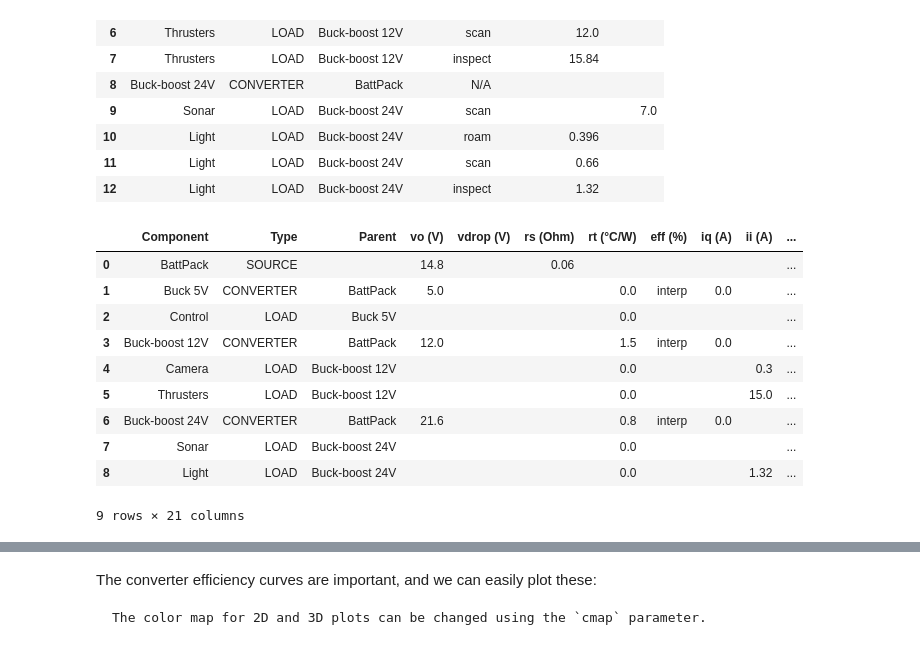
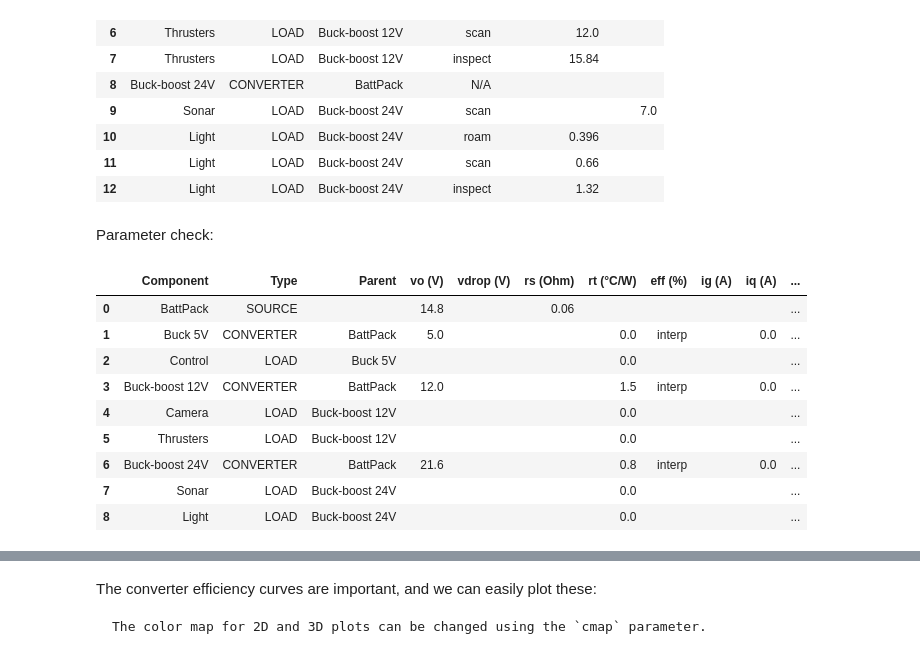
Before and after one commit to geddy11/sysloss, a Jupyter notebook: docs/nb/ROV battery pack.ipynb, the cells around one changed output, grey strips where cells are left out. Cells and saved outputs as stored; diff of their text form; code cells hidden in the pictures.

```diff
--- a/docs/nb/ROV battery pack.ipynb
+++ b/docs/nb/ROV battery pack.ipynb
@@ -150,17 +150,18 @@ rov.phases()
 | 10 | Light | LOAD | Buck-boost 24V | roam |  | 0.396 |  |
 | 11 | Light | LOAD | Buck-boost 24V | scan |  | 0.66 |  |
 | 12 | Light | LOAD | Buck-boost 24V | inspect |  | 1.32 |  |
+# %% [markdown]
+Parameter check:
 # %%
-rov.params(limits=True)
+rov.params()
 # %% [output]
-|  | Component | Type | Parent | vo (V) | vdrop (V) | rs (Ohm) | rt (°C/W) | eff (%) | iq (A) | ii (A) | ... |
+|  | Component | Type | Parent | vo (V) | vdrop (V) | rs (Ohm) | rt (°C/W) | eff (%) | ig (A) | iq (A) | ... |
 | 0 | BattPack | SOURCE |  | 14.8 |  | 0.06 |  |  |  |  | ... |
-| 1 | Buck 5V | CONVERTER | BattPack | 5.0 |  |  | 0.0 | interp | 0.0 |  | ... |
+| 1 | Buck 5V | CONVERTER | BattPack | 5.0 |  |  | 0.0 | interp |  | 0.0 | ... |
 | 2 | Control | LOAD | Buck 5V |  |  |  | 0.0 |  |  |  | ... |
-| 3 | Buck-boost 12V | CONVERTER | BattPack | 12.0 |  |  | 1.5 | interp | 0.0 |  | ... |
-| 4 | Camera | LOAD | Buck-boost 12V |  |  |  | 0.0 |  |  | 0.3 | ... |
-| 5 | Thrusters | LOAD | Buck-boost 12V |  |  |  | 0.0 |  |  | 15.0 | ... |
-| 6 | Buck-boost 24V | CONVERTER | BattPack | 21.6 |  |  | 0.8 | interp | 0.0 |  | ... |
+| 3 | Buck-boost 12V | CONVERTER | BattPack | 12.0 |  |  | 1.5 | interp |  | 0.0 | ... |
+| 4 | Camera | LOAD | Buck-boost 12V |  |  |  | 0.0 |  |  |  | ... |
+| 5 | Thrusters | LOAD | Buck-boost 12V |  |  |  | 0.0 |  |  |  | ... |
+| 6 | Buck-boost 24V | CONVERTER | BattPack | 21.6 |  |  | 0.8 | interp |  | 0.0 | ... |
 | 7 | Sonar | LOAD | Buck-boost 24V |  |  |  | 0.0 |  |  |  | ... |
-| 8 | Light | LOAD | Buck-boost 24V |  |  |  | 0.0 |  |  | 1.32 | ... |
+| 8 | Light | LOAD | Buck-boost 24V |  |  |  | 0.0 |  |  |  | ... |
-9 rows × 21 columns
```
Also changed, not shown: parts of 5 cells of this notebook, 2 other files.
